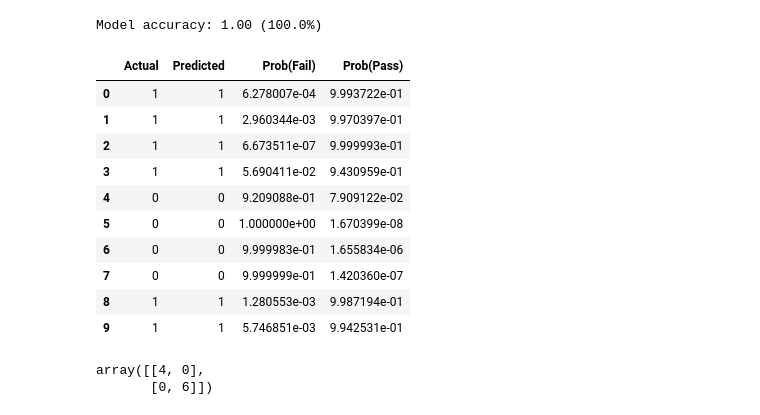
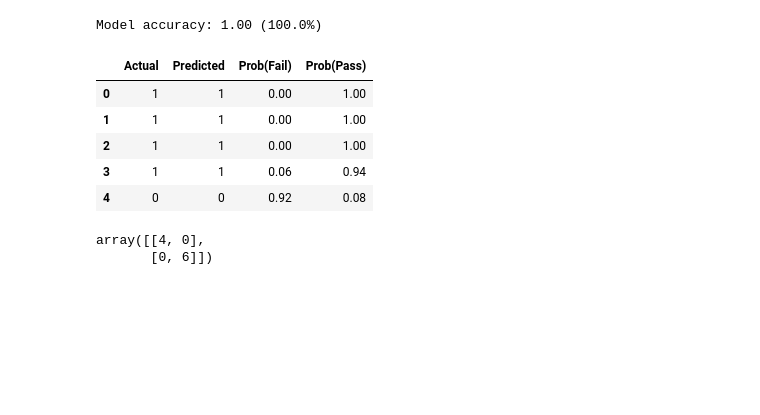
Before and after one commit to prakash-ukhalkar/ML, a Jupyter notebook: 05_Simple_Logistic_Regression_ML/Exercise_Logistic_Regression_ML/01_Exercise_Logistic_Regression_ML.ipynb, the cells around one changed output. Saved outputs shown, nothing was run; the diff lists cells and outputs as text; code cells hidden in the pictures; blank space fills up the shorter version.

```diff
--- a/05_Simple_Logistic_Regression_ML/Exercise_Logistic_Regression_ML/01_Exercise_Logistic_Regression_ML.ipynb
+++ b/05_Simple_Logistic_Regression_ML/Exercise_Logistic_Regression_ML/01_Exercise_Logistic_Regression_ML.ipynb
@@ -208,26 +208,21 @@ print(f"Model accuracy: {accuracy:.2f} ({accuracy*100:.1f}%)")
 Model accuracy: 1.00 (100.0%)
 # %%
 # Show prediction probabilities
-proba = model.predict_proba(X_test)
+proba = model.predict_proba(X_test).round(2)
 proba_df = pd.DataFrame({
     'Actual': y_test.values,
     'Predicted': y_pred,
     'Prob(Fail)': proba[:, 0],
     'Prob(Pass)': proba[:, 1]
 })
-proba_df.head(10)
+proba_df.head(5)
 # %% [output]
 |  | Actual | Predicted | Prob(Fail) | Prob(Pass) |
-| 0 | 1 | 1 | 6.278007e-04 | 9.993722e-01 |
-| 1 | 1 | 1 | 2.960344e-03 | 9.970397e-01 |
-| 2 | 1 | 1 | 6.673511e-07 | 9.999993e-01 |
-| 3 | 1 | 1 | 5.690411e-02 | 9.430959e-01 |
-| 4 | 0 | 0 | 9.209088e-01 | 7.909122e-02 |
-| 5 | 0 | 0 | 1.000000e+00 | 1.670399e-08 |
-| 6 | 0 | 0 | 9.999983e-01 | 1.655834e-06 |
-| 7 | 0 | 0 | 9.999999e-01 | 1.420360e-07 |
-| 8 | 1 | 1 | 1.280553e-03 | 9.987194e-01 |
-| 9 | 1 | 1 | 5.746851e-03 | 9.942531e-01 |
+| 0 | 1 | 1 | 0.00 | 1.00 |
+| 1 | 1 | 1 | 0.00 | 1.00 |
+| 2 | 1 | 1 | 0.00 | 1.00 |
+| 3 | 1 | 1 | 0.06 | 0.94 |
+| 4 | 0 | 0 | 0.92 | 0.08 |
 # %%
 # Confusion matrix
 from sklearn.metrics import confusion_matrix
```
Also changed, not shown: parts of 1 cell of this notebook, 1 other file.
